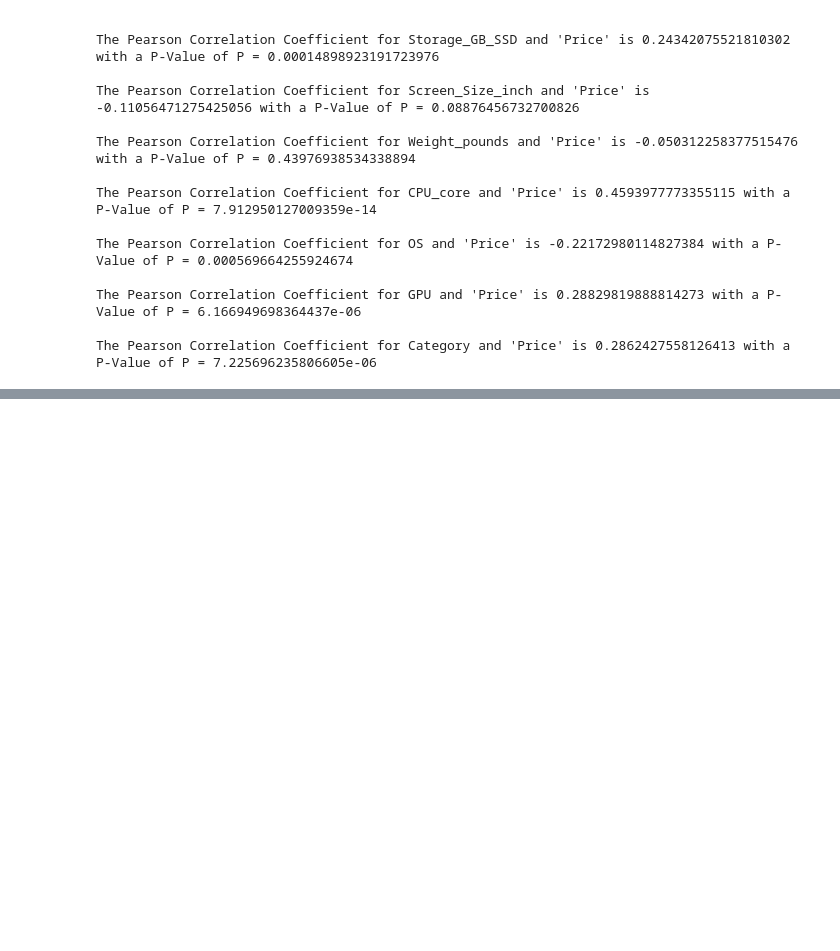
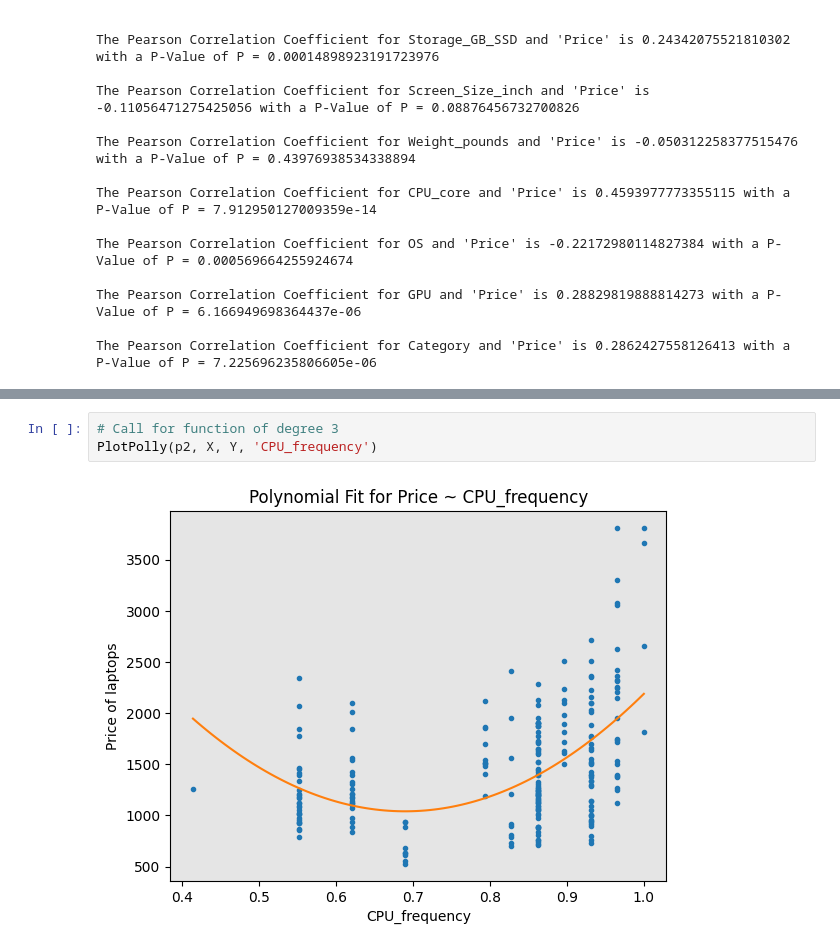
Before and after one commit to schonsnatan/Data-Analysis-Laptops, a Jupyter notebook: project.ipynb, the cells around one changed output, grey strips where cells are left out. Drawn from its saved outputs; the diff is of its cells as text; blank space fills up the shorter version.

```diff
--- a/project.ipynb
+++ b/project.ipynb
@@ -414,0 +539,5 @@ The Pearson Correlation Coefficient for Category and 'Price' is 0.28624275581264
+# %%
+# Call for function of degree 3
+PlotPolly(p2, X, Y, 'CPU_frequency')
+# %% [output]
+[figure, added]
```
Also changed, not shown: parts of 21 cells of this notebook.
